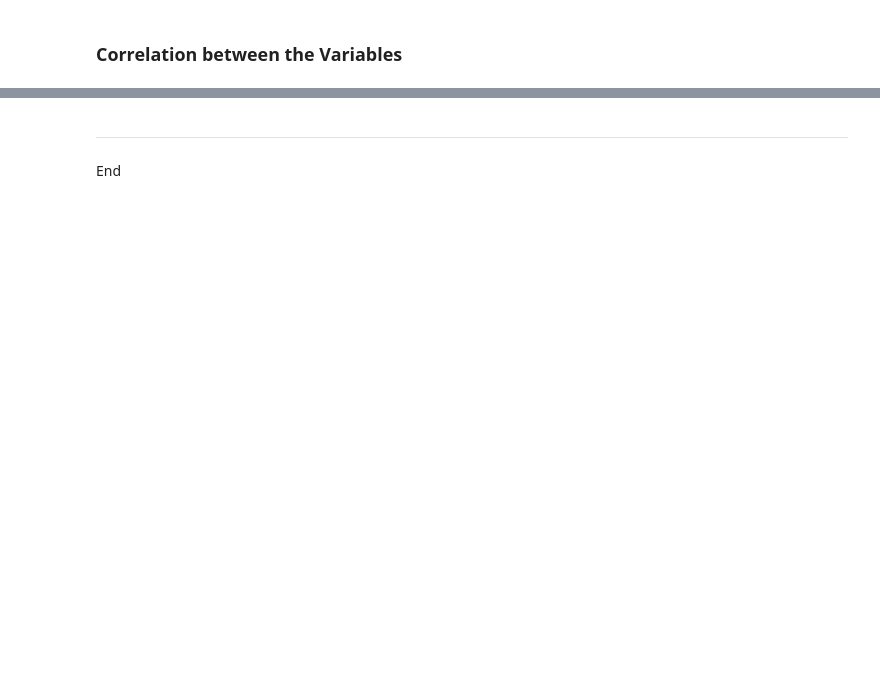
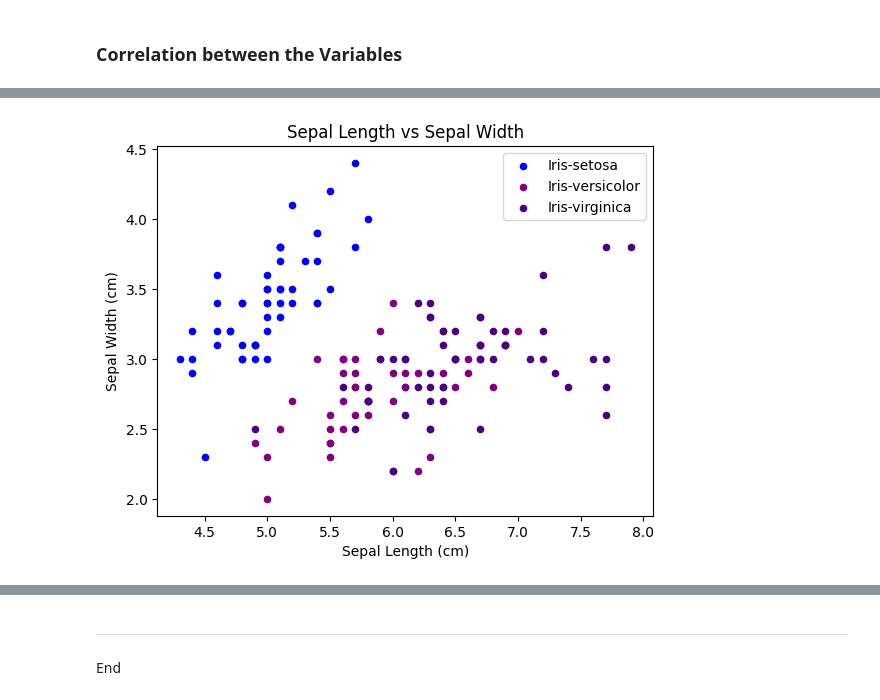
Before and after one commit to rachel-king4/fundamentalsofdataanalysis, a Jupyter notebook: project.ipynb, the cells around one changed output, grey strips where cells are left out. Drawn from its saved outputs; the diff is of its cells as text; code cells hidden in the pictures; blank space fills up the shorter version.

```diff
--- a/project.ipynb
+++ b/project.ipynb
@@ -245,0 +272,18 @@ ax.hist(virginica_sepal_width_dist, bins=100, density=False, color='green');
+# %%
+# Sepal Length vs Sepal Width
+
+fig, ax = plt.subplots()
+colors = {'Iris-setosa': 'blue', 'Iris-versicolor': 'purple' ,
+            'Iris-virginica': 'indigo'}
+
+grouped = iris.groupby('Class')
+for key, group in grouped:
+        group.plot(ax=ax, kind='scatter', x='Sepal_Length', y='Sepal_Width', label=key, color=colors[key])
+
+plt.title("Sepal Length vs Sepal Width")
+plt.legend()
+plt.xlabel("Sepal Length (cm)")
+plt.ylabel("Sepal Width (cm)")
+plt.show()
+# %% [output]
+[figure, added]
```
Also changed, not shown: parts of 7 cells of this notebook, 1 other file.
